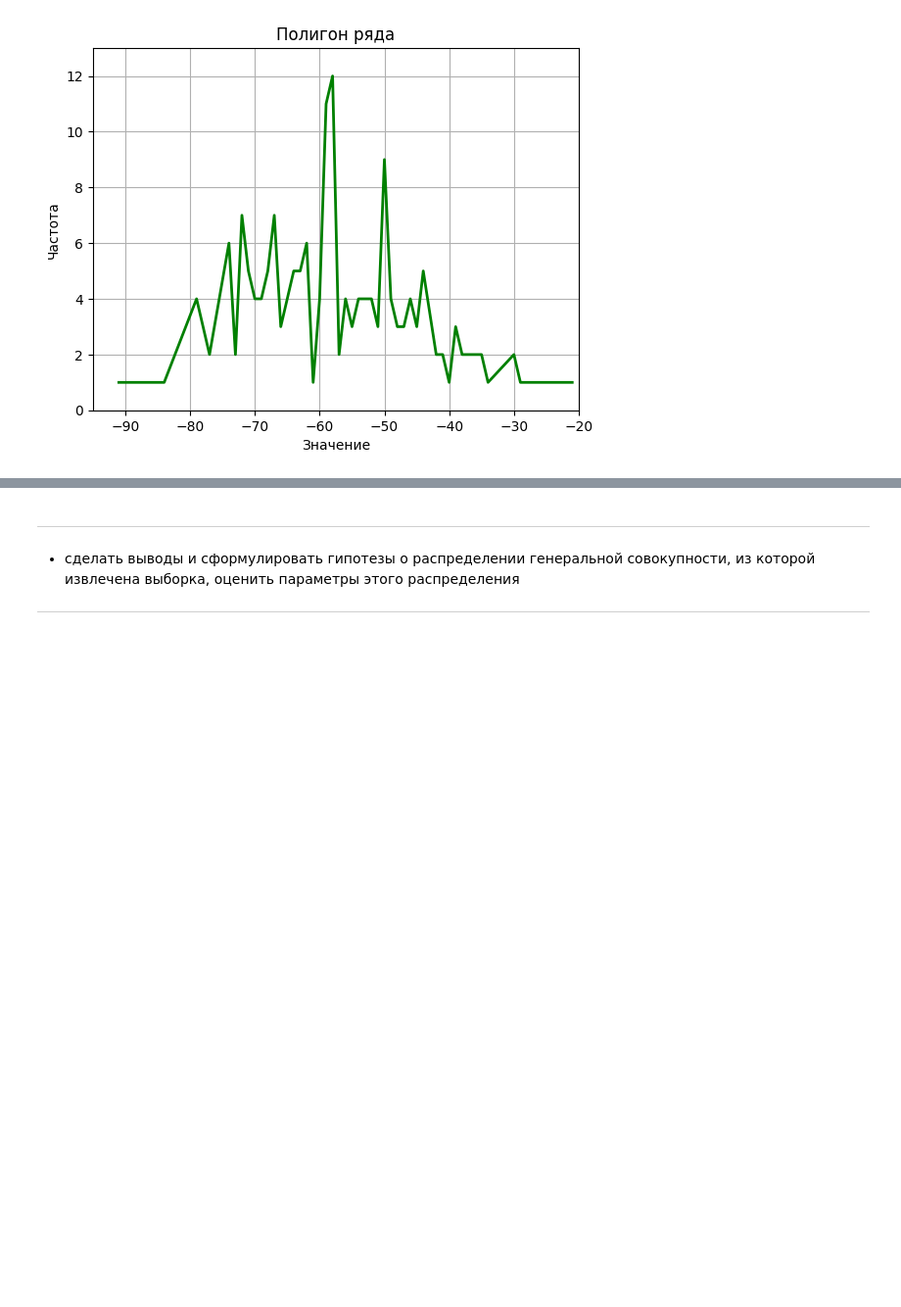
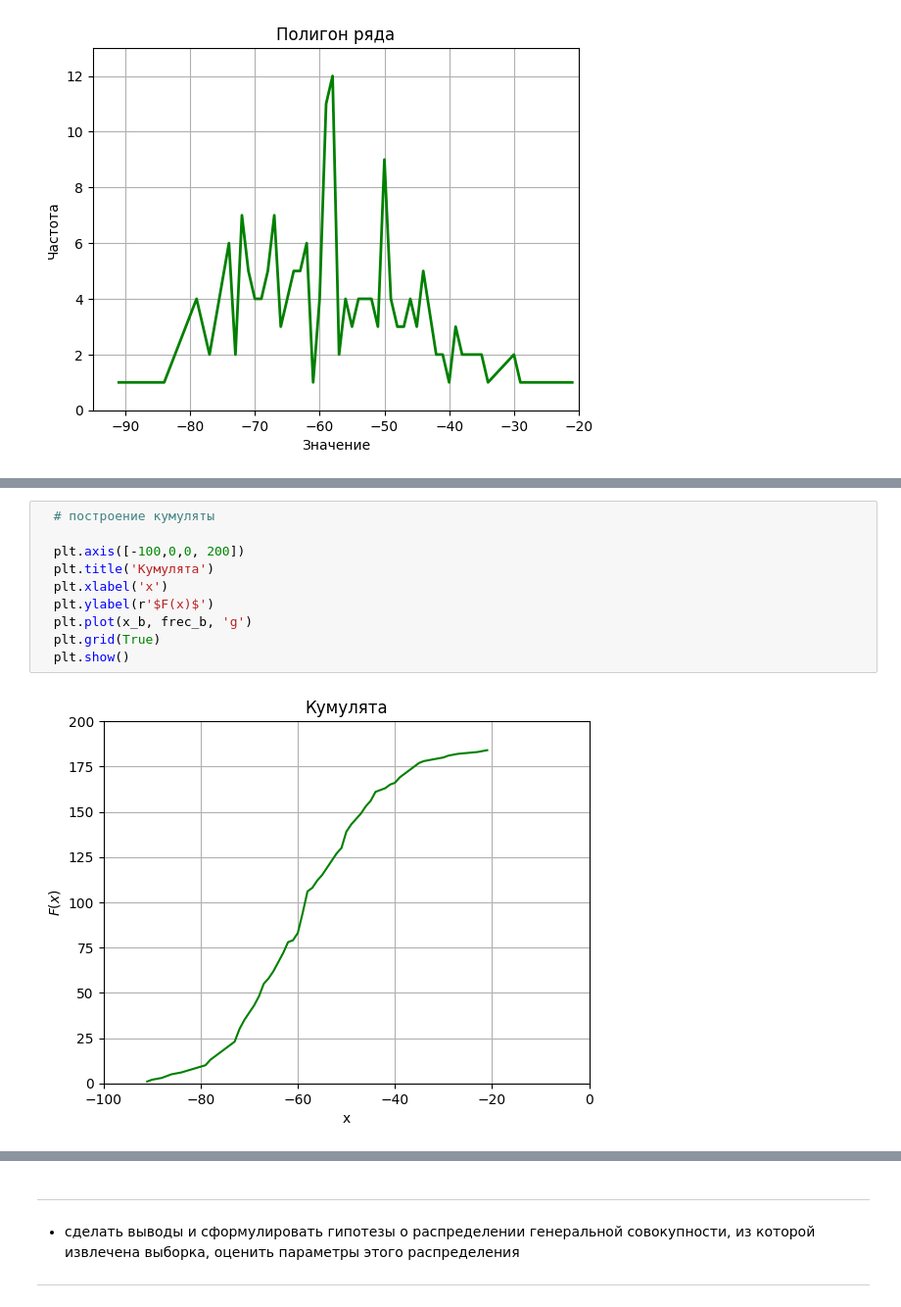
Before and after one commit to a-nechaeva/Math_statistics, a Jupyter notebook: MS_lab_1.ipynb, the cells around one changed output, grey strips where cells are left out. Shown: that part at 98% size. Cells and saved outputs as stored; diff of their text form; blank space fills up the shorter version.

```diff
--- a/MS_lab_1.ipynb
+++ b/MS_lab_1.ipynb
@@ -448,0 +473,12 @@ WARNING:matplotlib.legend:No artists with labels found to put in legend.  Note t
+# %%
+  # построение кумуляты
+
+  plt.axis([-100,0,0, 200])
+  plt.title('Кумулята')
+  plt.xlabel('x')
+  plt.ylabel(r'$F(x)$')
+  plt.plot(x_b, frec_b, 'g')
+  plt.grid(True)
+  plt.show()
+# %% [output]
+[figure, added]
```
Also changed, not shown: parts of 15 cells of this notebook.
